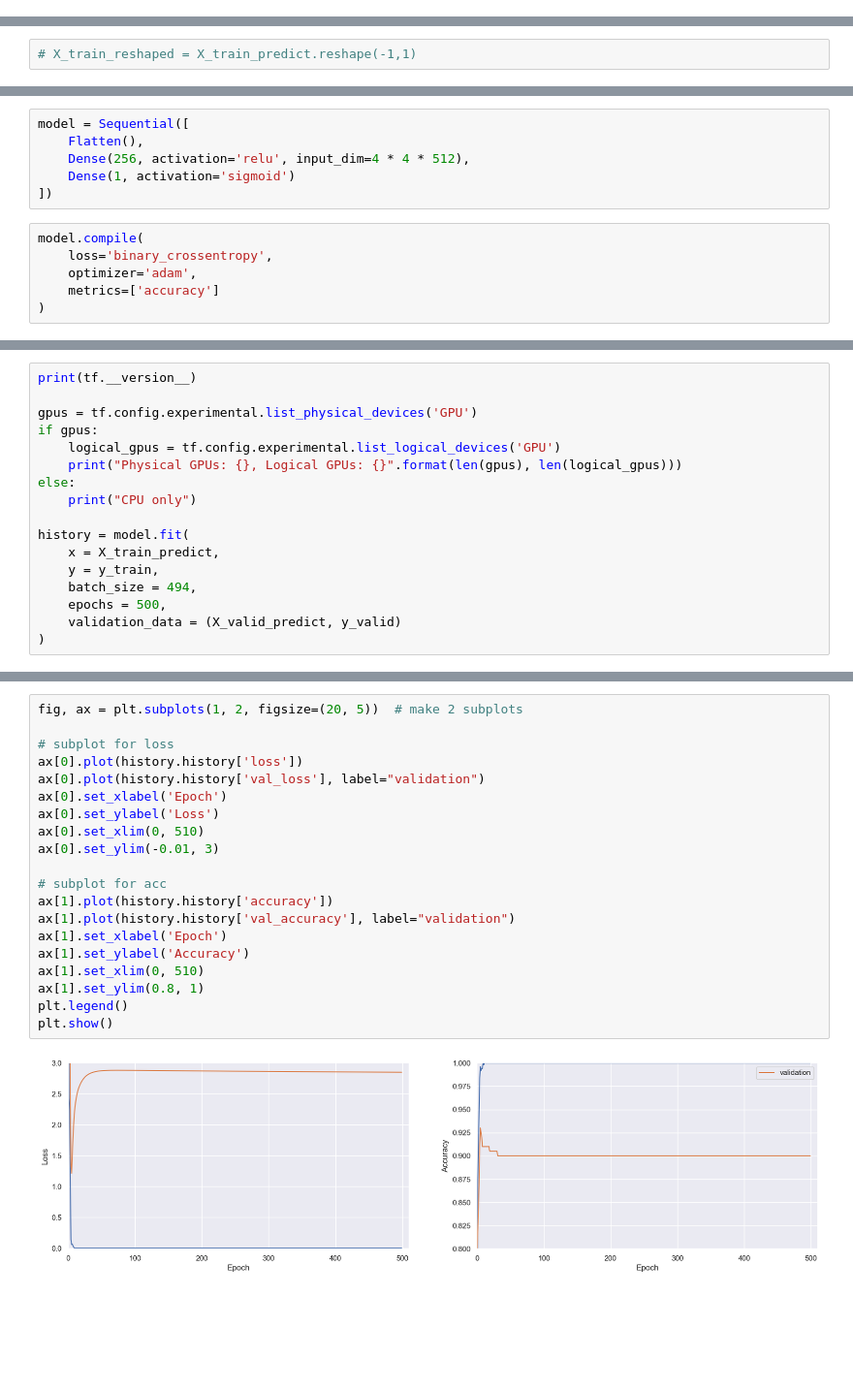
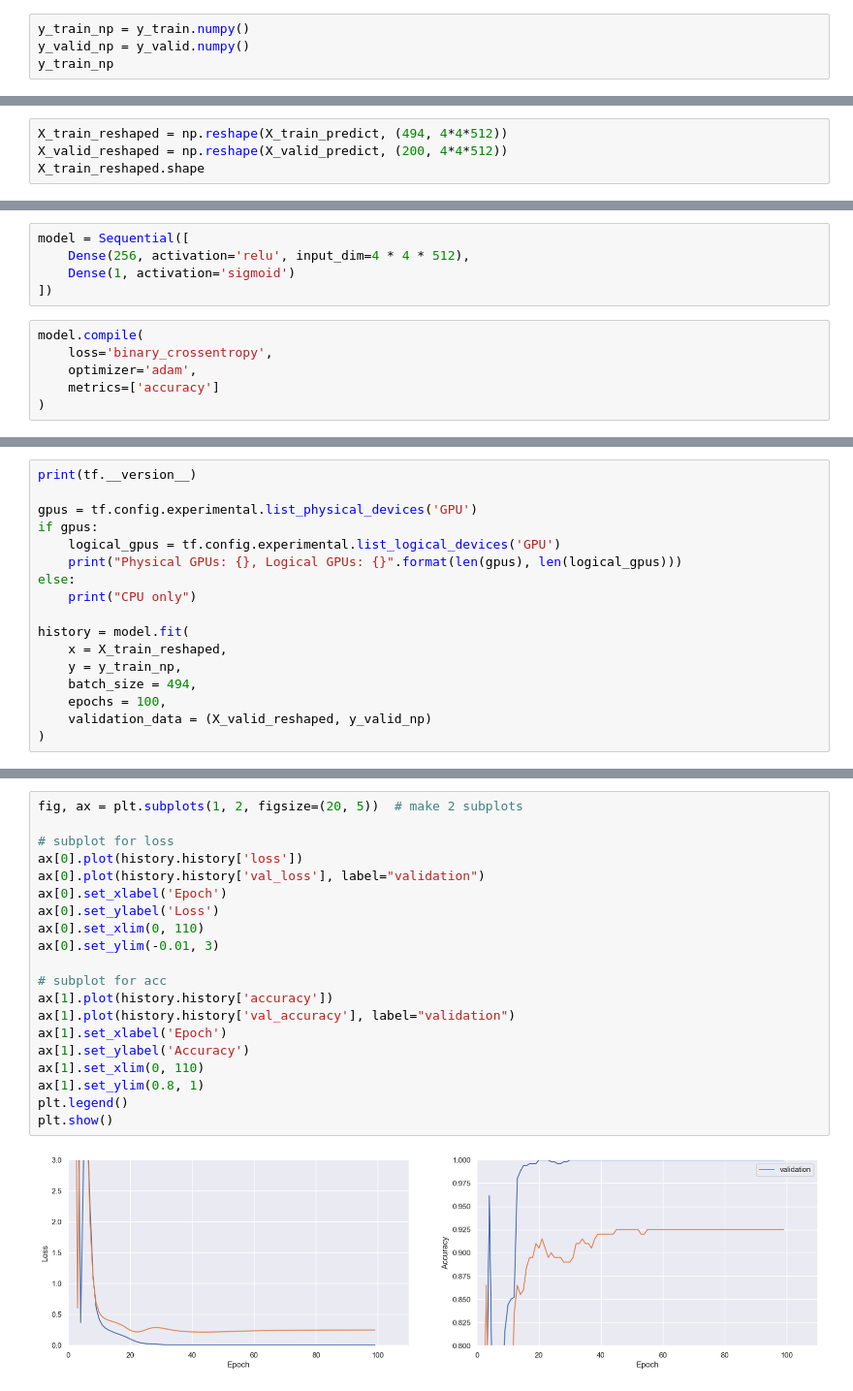
Before and after one commit to jimi-117/alien_vs_predator_ep3, a Jupyter notebook: vgg16_ep3.ipynb, the cells around one changed output, grey strips where cells are left out. Shown at 97% size. Drawn from its saved outputs; the diff is of its cells as text; blank space fills up the shorter version.

```diff
--- a/vgg16_ep3.ipynb
+++ b/vgg16_ep3.ipynb
@@ -194,0 +195,4 @@ array([1, 0, 0, 0, 0, 1, 0, 1, 0, 1, 1, 0, 1, 1, 0, 0, 0, 1, 0, 0, 1, 0,
+# %%
+y_train_np = y_train.numpy()
+y_valid_np = y_valid.numpy()
+y_train_np
@@ -236,4 +258,6 @@ X_train_predict.shape
 # %% [markdown]
 # classification
 # %%
-# X_train_reshaped = X_train_predict.reshape(-1,1)
+X_train_reshaped = np.reshape(X_train_predict, (494, 4*4*512))
+X_valid_reshaped = np.reshape(X_valid_predict, (200, 4*4*512))
+X_train_reshaped.shape
@@ -240,6 +266,5 @@ X_train_predict.shape
 # %%
 model = Sequential([
-    Flatten(),
     Dense(256, activation='relu', input_dim=4 * 4 * 512),
     Dense(1, activation='sigmoid')
 ])
@@ -264,11 +301,11 @@ else:
     print("CPU only")
 
 history = model.fit(
-    x = X_train_predict,
-    y = y_train,
+    x = X_train_reshaped,
+    y = y_train_np,
     batch_size = 494,
-    epochs = 500,
-    validation_data = (X_valid_predict, y_valid)
+    epochs = 100,
+    validation_data = (X_valid_reshaped, y_valid_np)
 )
 # %% [output]
 2.10.0
@@ -291,22 +328,22 @@ Epoch 500/500
 # %%
 fig, ax = plt.subplots(1, 2, figsize=(20, 5))  # make 2 subplots
 
 # subplot for loss
 ax[0].plot(history.history['loss'])
 ax[0].plot(history.history['val_loss'], label="validation")
 ax[0].set_xlabel('Epoch')
 ax[0].set_ylabel('Loss')
-ax[0].set_xlim(0, 510)
+ax[0].set_xlim(0, 110)
 ax[0].set_ylim(-0.01, 3)
 
 # subplot for acc
 ax[1].plot(history.history['accuracy'])
 ax[1].plot(history.history['val_accuracy'], label="validation")
 ax[1].set_xlabel('Epoch')
 ax[1].set_ylabel('Accuracy')
-ax[1].set_xlim(0, 510)
+ax[1].set_xlim(0, 110)
 ax[1].set_ylim(0.8, 1)
 plt.legend()
 plt.show()
 # %% [output]
-[figure, old version]
+[figure, new version]
```
Also changed, not shown: parts of 17 cells of this notebook.
